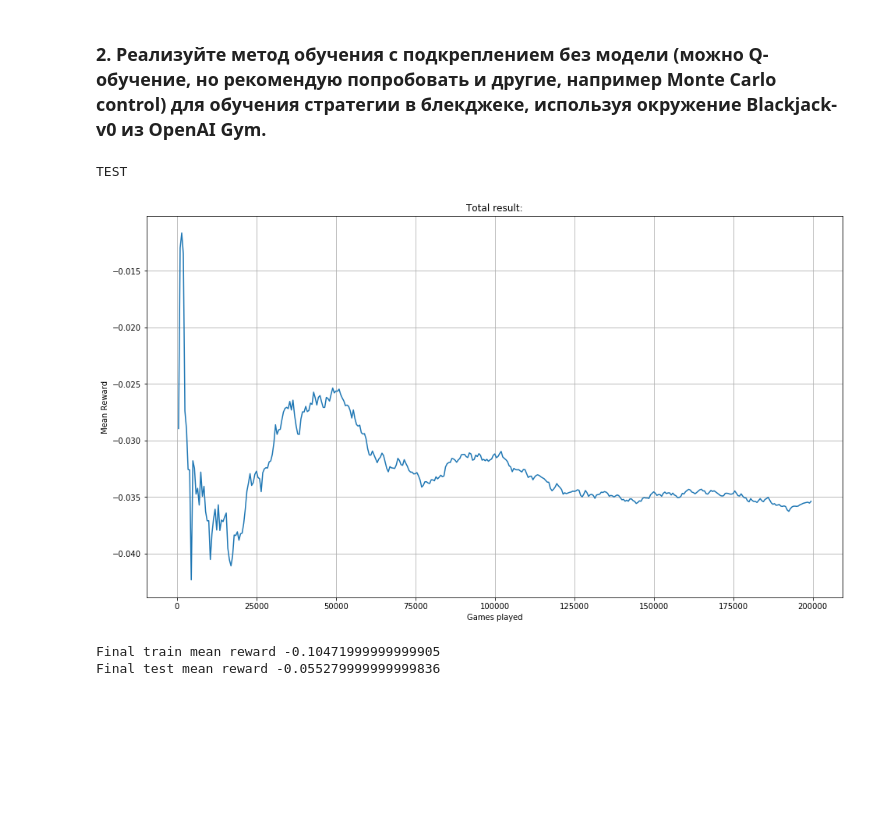
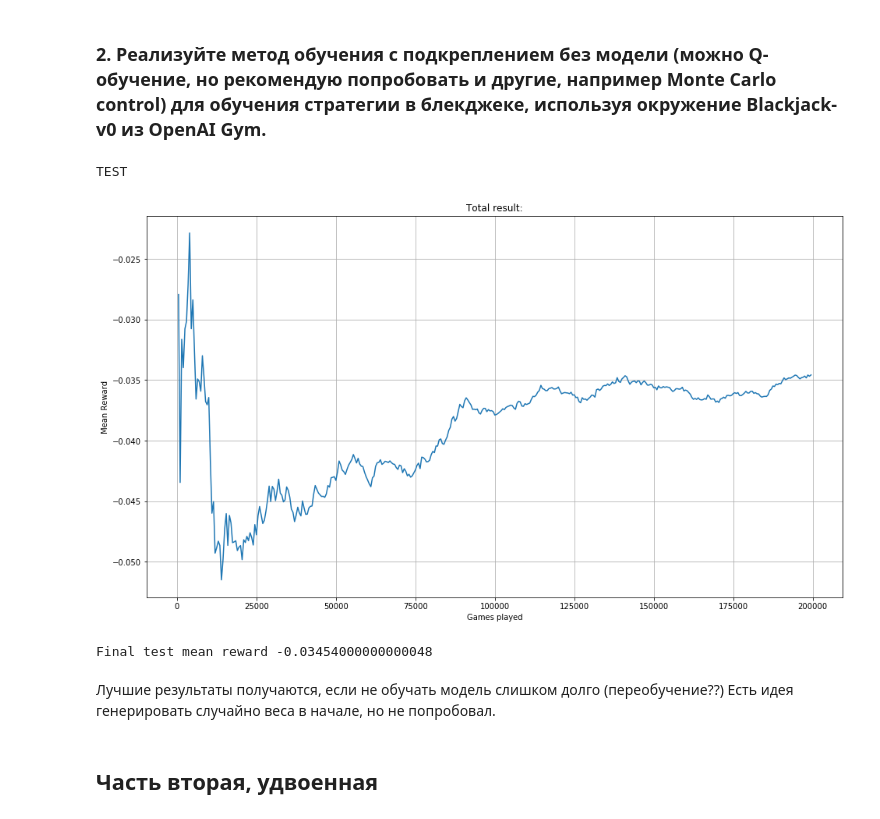
Before and after one commit to MikhailSam/made, a Jupyter notebook: RL/RL_HW1_BlackJack.ipynb, the cells around one changed output. Cells and saved outputs as stored; diff of their text form; code cells hidden in the pictures; blank space fills up the shorter version.

```diff
--- a/RL/RL_HW1_BlackJack.ipynb
+++ b/RL/RL_HW1_BlackJack.ipynb
@@ -82,14 +82,15 @@ print(f'Средняя награда при {n_iter} сыгранных игр
 # %%
 class QLearning():
 
-    def __init__(self, lr, dr, eps, seed=2, plot_step=500):
+    def __init__(self, env, lr, dr, eps, seed=0, plot_step=500):
+        self.env = env
         self.lr = lr # learning rate
         self.dr = dr # discount rate
         self.eps = eps
 
         self.plot_step = plot_step
 
-        self.env = gym.make('Blackjack-v0', natural=True)
+#         self.env = gym.make('Blackjack-v0', natural=True)
         self.env.seed(seed)
         np.random.seed(seed)
         self.Q = defaultdict(lambda: [0.0]*self.env.action_space.n) # or we can random init here!
@@ -156,17 +157,16 @@ class QLearning():
         self.env.close()
 # %%
 N = 200_000
-model = QLearning(0.000001, 1, 0.7, seed=seed)
+env = gym.make('Blackjack-v0', natural=True)
+model = QLearning(env, 0.000001, 1, 0.7, seed=0)
 model.run(N, train=True)
 print('\nTEST\n')
-model.run(N, train=False, plot=True)
+test_mean_reward = model.run(N, train=False, plot=True)
 model.finish()
 
-print('Final train mean reward', train_mean_reward)
 print('Final test mean reward', test_mean_reward)
 # %% [output]
 TEST
-[figure, old version]
+[figure, new version]
-Final train mean reward -0.10471999999999905
-Final test mean reward -0.055279999999999836
+Final test mean reward -0.03454000000000048
 # %%
@@ -188,3 +189,8 @@ for a in [1e-6, 1e-5, 1e-4, 1e-3, 1e-2, 1e-1, 1]:
 # Result:
 # best_params = (1e-06, 0.7)
 # best_r = -0.03301999999999999
+# %% [markdown]
+Лучшие результаты получаются, если не обучать модель слишком долго (переобучение??)
+Есть идея генерировать случайно веса в начале, но не попробовал.
+# %% [markdown]
+## Часть вторая, удвоенная
```
Also changed, not shown: parts of 11 cells of this notebook.
